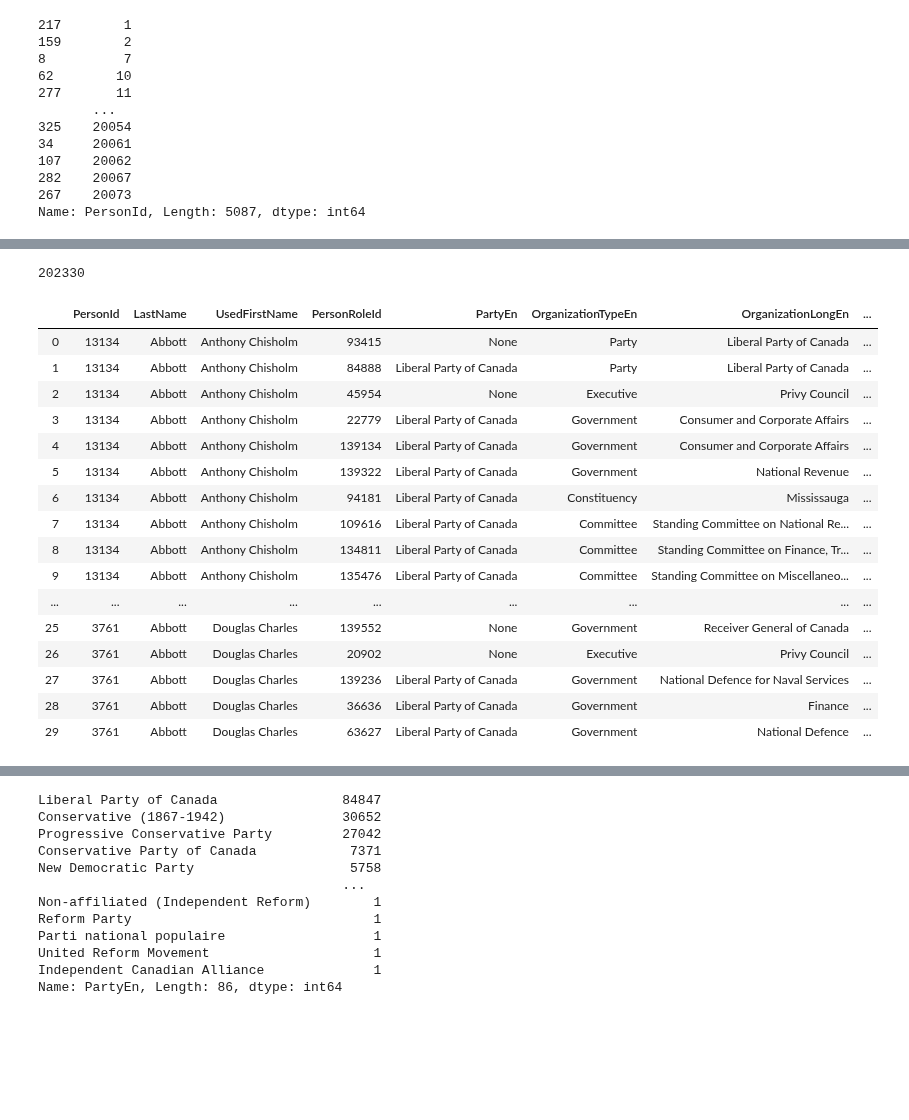
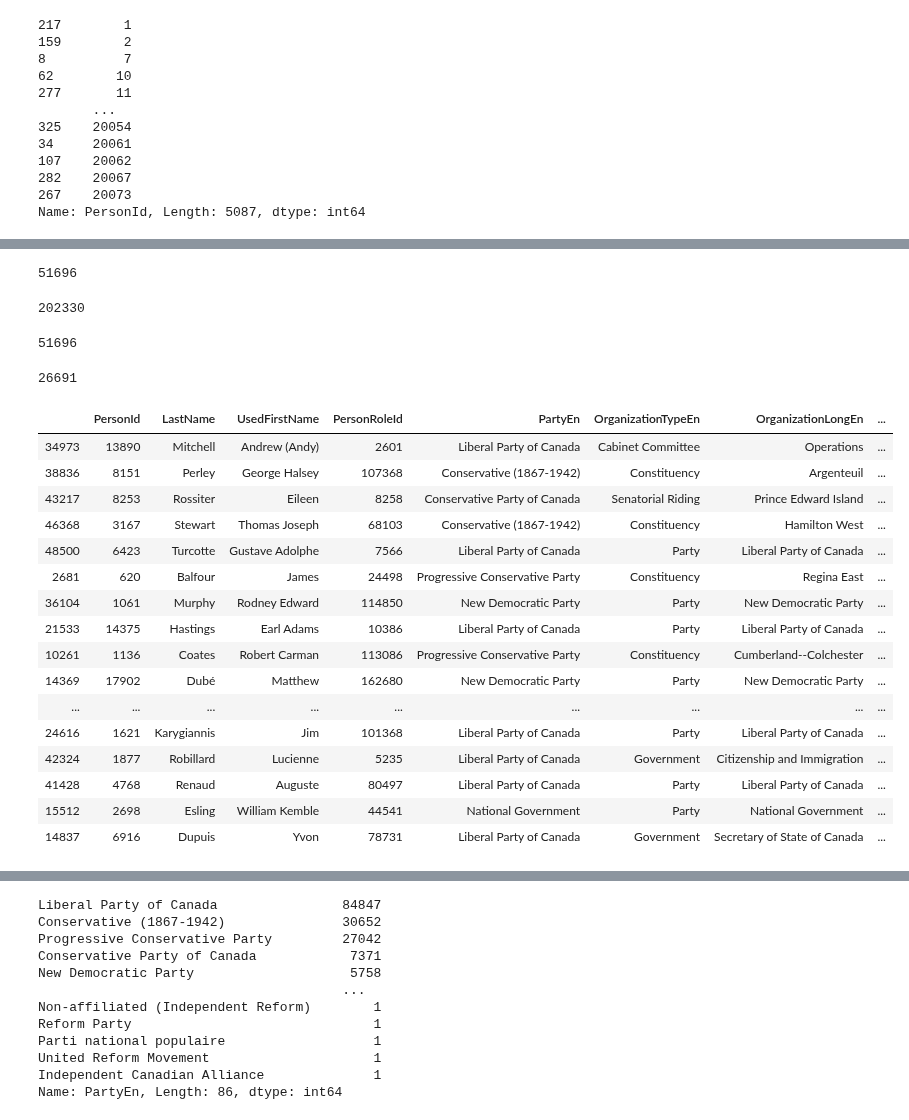
Before and after one commit to nedgar/parleh, a Jupyter notebook: notebooks/Parliamentary data.ipynb, the cells around one changed output, grey strips where cells are left out. Cells and saved outputs as stored; diff of their text form; code cells hidden in the pictures; blank space fills up the shorter version.

Commit message:
Simplified CSV for MPs, federal roles

```diff
--- a/notebooks/Parliamentary data.ipynb
+++ b/notebooks/Parliamentary data.ipynb
@@ -224,9 +227,10 @@ def num_prefix(str):
     return int(str.split('-')[0])
 
 def name_suffix(str):
-    return str.split('-')[1]
+    return str.split('-')[-1]
 
+pattern = re.compile('[0-9]+-.+\.json$')
 people_dir = '../data/people'
-files = sorted(filter(lambda d: d.endswith('.json'), os.listdir(people_dir)), key=name_suffix)
-files
+files = sorted(filter(lambda d: pattern.match(d), os.listdir(people_dir)), key=name_suffix)
+len(files)
 # %% [output]
@@ -252,6 +240,28 @@ def person_recs(n = None):
     for file in (files[:n] if n else files):
         with open(os.path.join(people_dir, file)) as f:
             yield json.load(f)
+# %%
+person_cols = ['PersonId', 'LastName', 'UsedFirstName']
+role_cols = ['PersonRoleId', 'PartyEn', 'OrganizationTypeEn', 'OrganizationLongEn', 'GroupingTitleEn', 'PortFolioEn', 'NameEn',
+             'IsMP', 'IsSenator', 'IsActing',
+             'StartDate', 'StartDateIsApproximate',
+             'EndDate', 'EndDateIsApproximate']
+date_cols = ['StartDate', 'EndDate']
+
+rows = []
+for rec in person_recs():
+    person = rec['Person']
+    person_tuple = tuple(person[col] for col in person_cols)
+    for role in rec['FederalExperience']:
+        for col in date_cols:
+            if role[col]:
+                role[col] = role[col][:10]
+        role_tuple = tuple(role[col] for col in role_cols)
+        row = person_tuple + role_tuple
+        rows.append(row)
+len(rows)
+# %% [output]
+51696
 # %%
 person_cols = ['PersonId', 'LastName', 'UsedFirstName']
 role_cols = ['PersonRoleId', 'PartyEn', 'OrganizationTypeEn', 'OrganizationLongEn', 'GroupingTitleEn', 'PortFolioEn', 'NameEn',
@@ -274,27 +284,36 @@ for rec in person_recs():
 len(rows)
 # %% [output]
 202330
+# %%
+len(df)
+# %% [output]
+51696
+# %%
+len(df.drop_duplicates())
+# %% [output]
+26691
 # %%
-df = pd.DataFrame(rows, columns = person_cols + role_cols)
-df[:30]
+df = pd.DataFrame(rows, columns = person_cols + role_cols) \
+  .sort_values(['LastName', 'UsedFirstName', 'PersonId', 'StartDate', 'PersonRoleId'])
+df.sample(30)
 # %% [output]
 |  | PersonId | LastName | UsedFirstName | PersonRoleId | PartyEn | OrganizationTypeEn | OrganizationLongEn | ... |
-| 0 | 13134 | Abbott | Anthony Chisholm | 93415 | None | Party | Liberal Party of Canada | ... |
-| 1 | 13134 | Abbott | Anthony Chisholm | 84888 | Liberal Party of Canada | Party | Liberal Party of Canada | ... |
-| 2 | 13134 | Abbott | Anthony Chisholm | 45954 | None | Executive | Privy Council | ... |
-| 3 | 13134 | Abbott | Anthony Chisholm | 22779 | Liberal Party of Canada | Government | Consumer and Corporate Affairs | ... |
-| 4 | 13134 | Abbott | Anthony Chisholm | 139134 | Liberal Party of Canada | Government | Consumer and Corporate Affairs | ... |
-| 5 | 13134 | Abbott | Anthony Chisholm | 139322 | Liberal Party of Canada | Government | National Revenue | ... |
-| 6 | 13134 | Abbott | Anthony Chisholm | 94181 | Liberal Party of Canada | Constituency | Mississauga | ... |
-| 7 | 13134 | Abbott | Anthony Chisholm | 109616 | Liberal Party of Canada | Committee | Standing Committee on National Re... | ... |
-| 8 | 13134 | Abbott | Anthony Chisholm | 134811 | Liberal Party of Canada | Committee | Standing Committee on Finance, Tr... | ... |
-| 9 | 13134 | Abbott | Anthony Chisholm | 135476 | Liberal Party of Canada | Committee | Standing Committee on Miscellaneo... | ... |
+| 34973 | 13890 | Mitchell | Andrew (Andy) | 2601 | Liberal Party of Canada | Cabinet Committee | Operations | ... |
+| 38836 | 8151 | Perley | George Halsey | 107368 | Conservative (1867-1942) | Constituency | Argenteuil | ... |
+| 43217 | 8253 | Rossiter | Eileen | 8258 | Conservative Party of Canada | Senatorial Riding | Prince Edward Island | ... |
+| 46368 | 3167 | Stewart | Thomas Joseph | 68103 | Conservative (1867-1942) | Constituency | Hamilton West | ... |
+| 48500 | 6423 | Turcotte | Gustave Adolphe | 7566 | Liberal Party of Canada | Party | Liberal Party of Canada | ... |
+| 2681 | 620 | Balfour | James | 24498 | Progressive Conservative Party | Constituency | Regina East | ... |
+| 36104 | 1061 | Murphy | Rodney Edward | 114850 | New Democratic Party | Party | New Democratic Party | ... |
+| 21533 | 14375 | Hastings | Earl Adams | 10386 | Liberal Party of Canada | Party | Liberal Party of Canada | ... |
+| 10261 | 1136 | Coates | Robert Carman | 113086 | Progressive Conservative Party | Constituency | Cumberland--Colchester | ... |
+| 14369 | 17902 | Dubé | Matthew | 162680 | New Democratic Party | Party | New Democratic Party | ... |
 | ... | ... | ... | ... | ... | ... | ... | ... | ... |
-| 25 | 3761 | Abbott | Douglas Charles | 139552 | None | Government | Receiver General of Canada | ... |
-| 26 | 3761 | Abbott | Douglas Charles | 20902 | None | Executive | Privy Council | ... |
-| 27 | 3761 | Abbott | Douglas Charles | 139236 | Liberal Party of Canada | Government | National Defence for Naval Services | ... |
-| 28 | 3761 | Abbott | Douglas Charles | 36636 | Liberal Party of Canada | Government | Finance | ... |
-| 29 | 3761 | Abbott | Douglas Charles | 63627 | Liberal Party of Canada | Government | National Defence | ... |
+| 24616 | 1621 | Karygiannis | Jim | 101368 | Liberal Party of Canada | Party | Liberal Party of Canada | ... |
+| 42324 | 1877 | Robillard | Lucienne | 5235 | Liberal Party of Canada | Government | Citizenship and Immigration | ... |
+| 41428 | 4768 | Renaud | Auguste | 80497 | Liberal Party of Canada | Party | Liberal Party of Canada | ... |
+| 15512 | 2698 | Esling | William Kemble | 44541 | National Government | Party | National Government | ... |
+| 14837 | 6916 | Dupuis | Yvon | 78731 | Liberal Party of Canada | Government | Secretary of State of Canada | ... |
 # %%
 df[df['IsSenator']]
 # %% [output]
```
Also changed, not shown: parts of 25 cells of this notebook, 1 other file.
